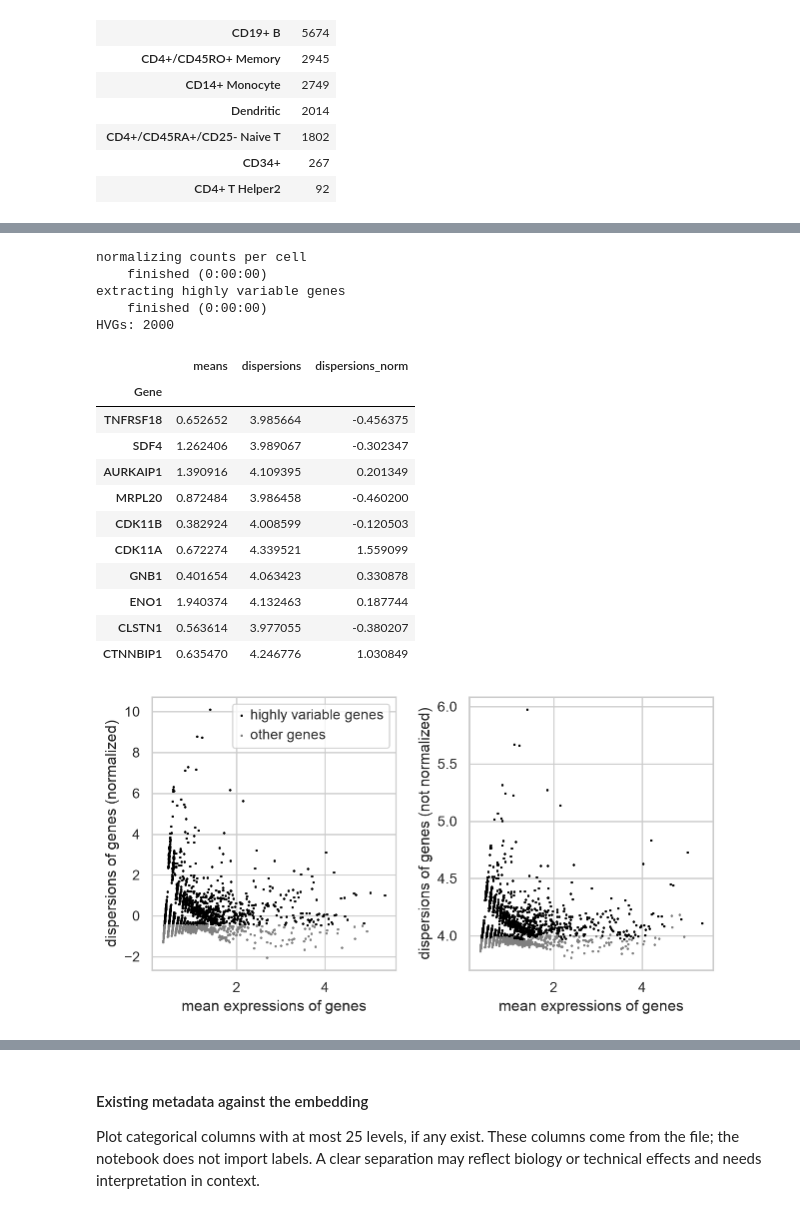
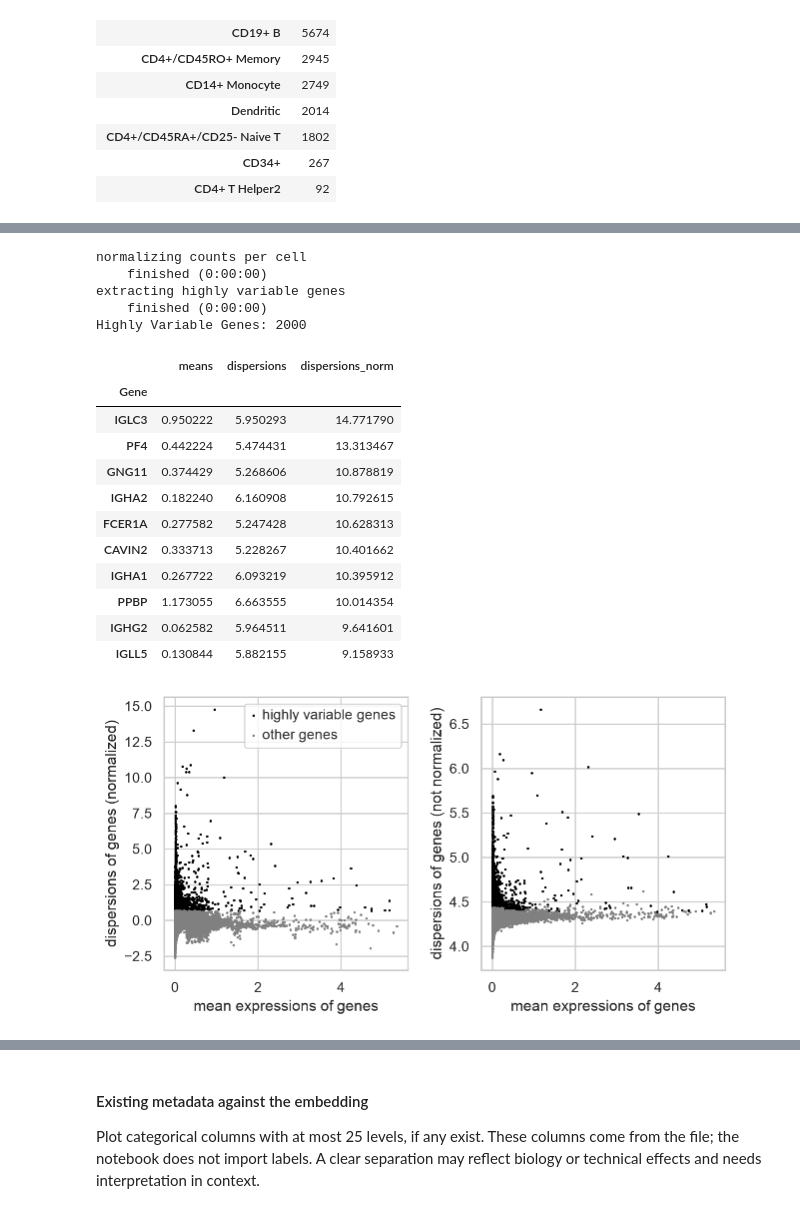
Before and after one commit to maximyam/Graph-ML, a Jupyter notebook: data_processing.ipynb, the cells around one changed output, grey strips where cells are left out. Drawn from its saved outputs; the diff is of its cells as text; code cells hidden in the pictures.

```diff
--- a/data_processing.ipynb
+++ b/data_processing.ipynb
@@ -342 +372,11 @@ plt.tight_layout(); plt.show()
+# %%
+# You may change these values
+MIN_GENES = 20
+MIN_COUNTS = 1           # drop only truly empty barcodes
+MAX_PCT_MT = 10.0        # keep cells with at most 10% mitochondrial expression (99th pct is ~6.8%)
+MIN_CELLS_PER_GENE = 3   # after cell filtering, keep genes detected in at least 3 retained cells
+
+LABEL_COL = "celltype"   # class label used for per-class QC diagnostics / guardrail
+MIN_CLASS_RETENTION = 0.90  # every class must retain at least this fraction of its cells
+# You may change these values
 # %%
@@ -382,30 +538,46 @@ Save the validated filtered counts in a layer, then normalize each cell to 10,00
 # %%
 work.layers["counts"] = work.X.copy()
-sc.pp.normalize_total(work, target_sum=1e4)
+sc.pp.normalize_total(work, target_sum=10000)  # divides gene value by cell total * 10000
+# if a gene has 10 counts in a cell containing 2000 total count, this equals to 10/2000 * 10000 = 50
 sc.pp.log1p(work)
+
+
 work.layers["log_normalized"] = work.X.copy()
 n_hvg = min(2000, work.n_vars - 1)
 sc.pp.highly_variable_genes(work, n_top_genes=n_hvg, flavor="seurat", inplace=True)
-print("HVGs:", int(work.var.highly_variable.sum()))
-display(work.var.loc[work.var.highly_variable, ["means", "dispersions", "dispersions_norm"]].head(10))
+
+# Highly variable gene is used for expression differs strongly across cell
+
+print("Highly Variable Genes:", int(work.var.highly_variable.sum()))
+
+top_hvgs = (
+    work.var.loc[
+        work.var["highly_variable"],
+        ["means", "dispersions", "dispersions_norm"]
+    ]
+    .dropna(subset=["dispersions_norm"])
+    .sort_values("dispersions_norm", ascending=False)
+)
+
+display(top_hvgs.head(10)) # Top divisive genes
 sc.pl.highly_variable_genes(work)
 # %% [output]
 normalizing counts per cell
     finished (0:00:00)
 extracting highly variable genes
     finished (0:00:00)
-HVGs: 2000
+Highly Variable Genes: 2000
 |  | means | dispersions | dispersions_norm |
 | Gene |  |  |  |
-| TNFRSF18 | 0.652652 | 3.985664 | -0.456375 |
-| SDF4 | 1.262406 | 3.989067 | -0.302347 |
-| AURKAIP1 | 1.390916 | 4.109395 | 0.201349 |
-| MRPL20 | 0.872484 | 3.986458 | -0.460200 |
-| CDK11B | 0.382924 | 4.008599 | -0.120503 |
-| CDK11A | 0.672274 | 4.339521 | 1.559099 |
-| GNB1 | 0.401654 | 4.063423 | 0.330878 |
-| ENO1 | 1.940374 | 4.132463 | 0.187744 |
-| CLSTN1 | 0.563614 | 3.977055 | -0.380207 |
-| CTNNBIP1 | 0.635470 | 4.246776 | 1.030849 |
+| IGLC3 | 0.950222 | 5.950293 | 14.771790 |
+| PF4 | 0.442224 | 5.474431 | 13.313467 |
+| GNG11 | 0.374429 | 5.268606 | 10.878819 |
+| IGHA2 | 0.182240 | 6.160908 | 10.792615 |
+| FCER1A | 0.277582 | 5.247428 | 10.628313 |
+| CAVIN2 | 0.333713 | 5.228267 | 10.401662 |
+| IGHA1 | 0.267722 | 6.093219 | 10.395912 |
+| PPBP | 1.173055 | 6.663555 | 10.014354 |
+| IGHG2 | 0.062582 | 5.964511 | 9.641601 |
+| IGLL5 | 0.130844 | 5.882155 | 9.158933 |
-[figure, old version]
+[figure, new version]
 # %% [markdown]
```
Also changed, not shown: parts of 52 cells of this notebook, 6 other files.
